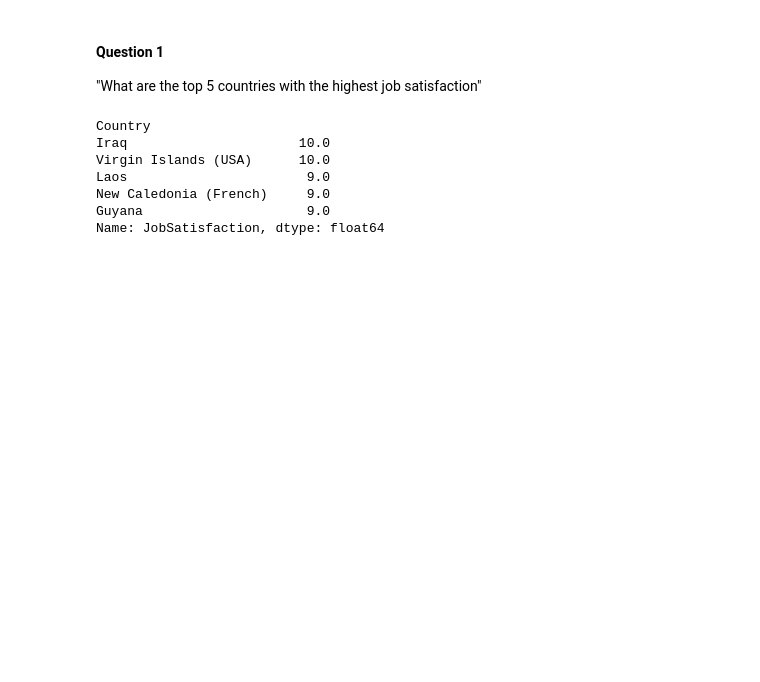
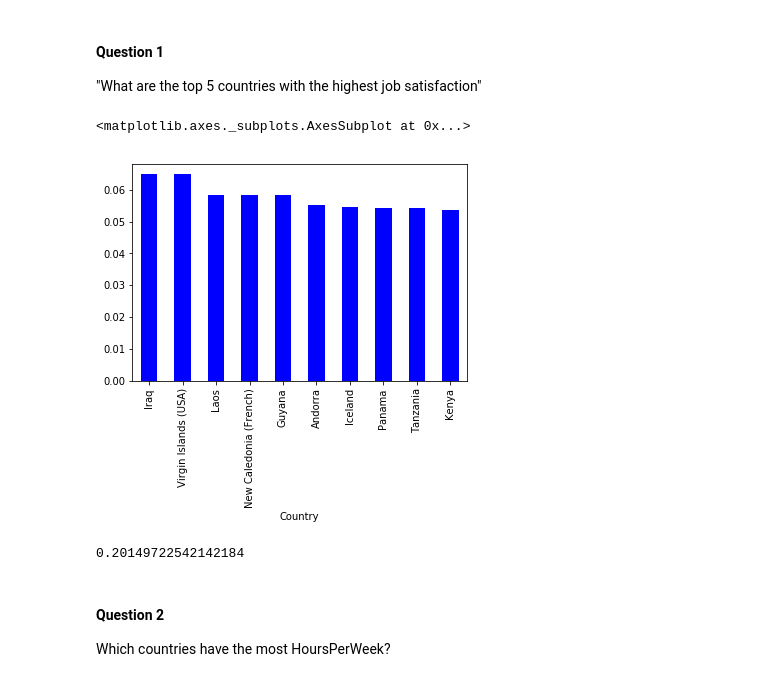
Before and after one commit to franckyvaval/Write-A-Data-Science-Blog-Post, a Jupyter notebook: Write a Data science blogpost.ipynb, the cells around one changed output. Saved outputs shown, nothing was run; the diff lists cells and outputs as text; code cells hidden in the pictures; blank space fills up the shorter version.

```diff
--- a/Write a Data science blogpost.ipynb
+++ b/Write a Data science blogpost.ipynb
@@ -27,14 +27,18 @@ df.head()
 #### Question 1
 "What are the top 5 countries with the highest job satisfaction"
 # %%
-#Feel free to create new cells as you need them
+#Groups Job Satisifcation by Country
 country_sat = df.groupby(['Country']).mean()['JobSatisfaction'].sort_values(ascending=[False]).dropna()
-country_sat.head()
-# %% [output]
-Country
-Iraq                      10.0
-Virgin Islands (USA)      10.0
-Laos                       9.0
-New Caledonia (French)     9.0
-Guyana                     9.0
-Name: JobSatisfaction, dtype: float64
+# %%
+(country_sat[:10]/country_sat.shape[0]).plot(kind="bar", color=('blue'))
+# %% [output]
+<matplotlib.axes._subplots.AxesSubplot at 0x...>
+[figure, added]
+# %%
+# proportion of missing values in the Job Satisfaction column
+df['JobSatisfaction'].isnull().mean()
+# %% [output]
+0.20149722542142184
+# %% [markdown]
+#### Question 2
+ Which countries have the most HoursPerWeek?
```
Also changed, not shown: parts of 8 cells of this notebook.
